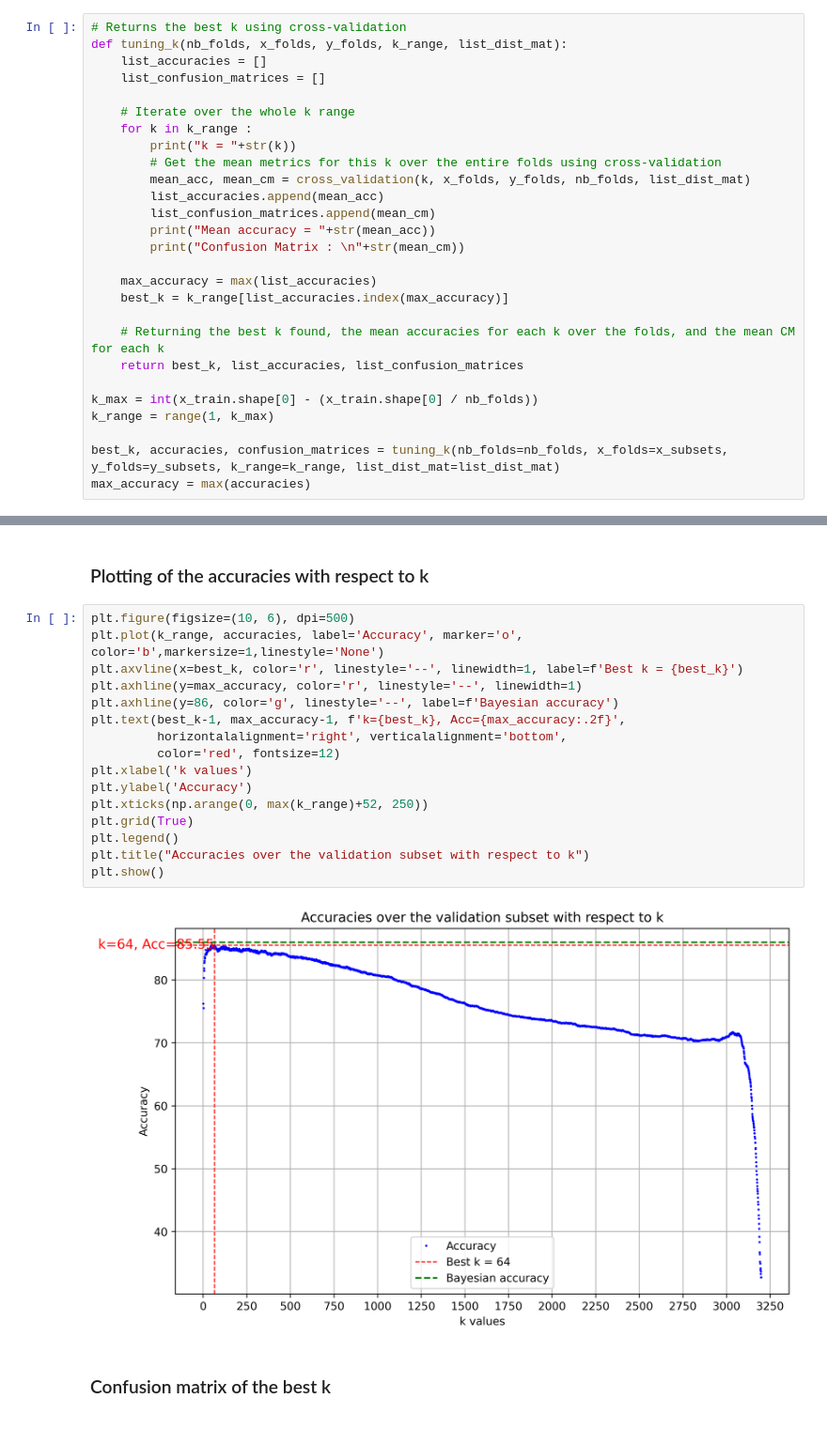
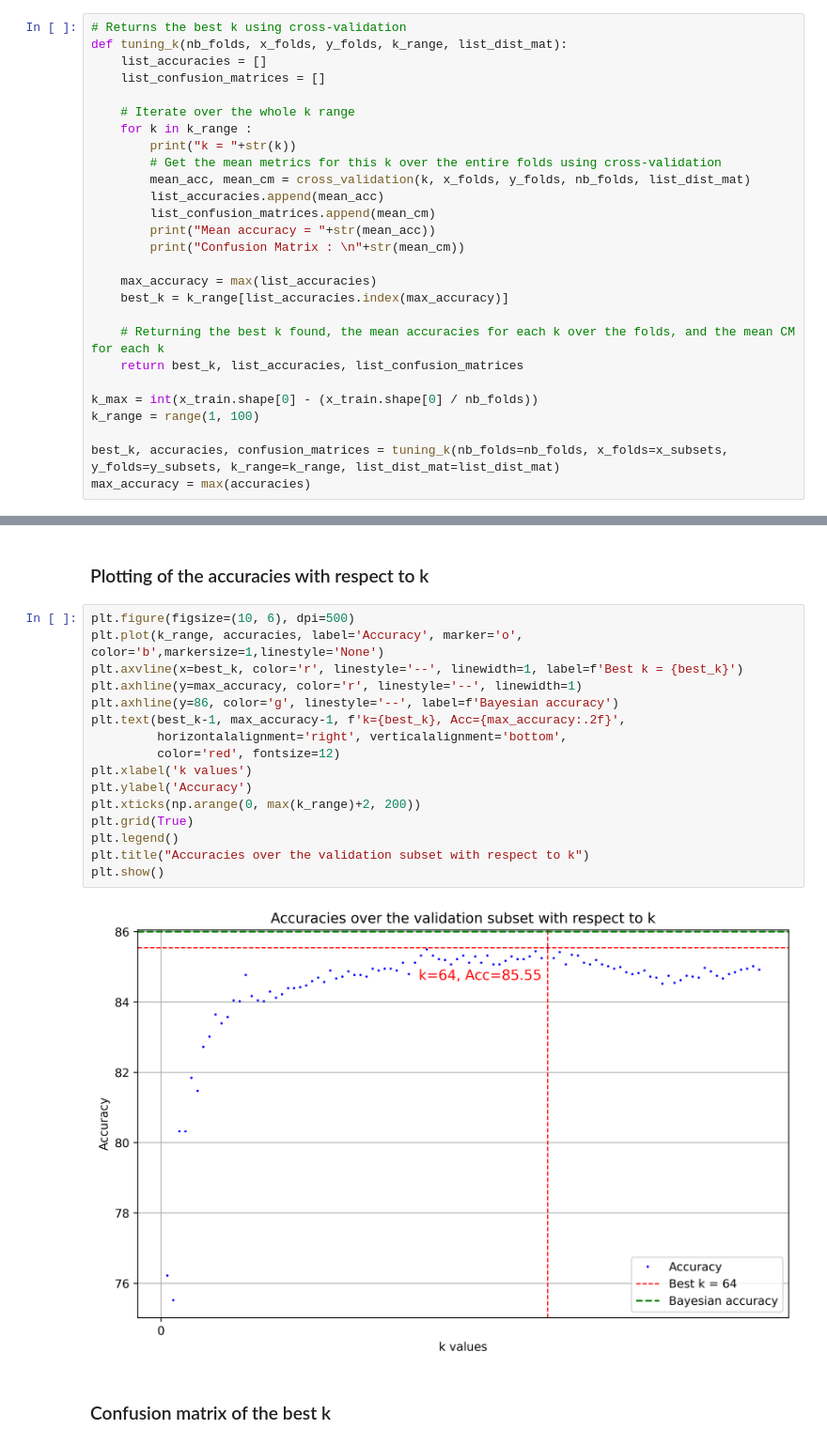
Before and after one commit to bapt-mat/Intro-to-Machine-Learning-Project, a Jupyter notebook: project.ipynb, the cells around one changed output, grey strips where cells are left out. Shown at 94% size. Saved outputs shown, nothing was run; the diff lists cells and outputs as text.

```diff
--- a/project.ipynb
+++ b/project.ipynb
@@ -267,7 +277,7 @@ def tuning_k(nb_folds, x_folds, y_folds, k_range, list_dist_mat):
     return best_k, list_accuracies, list_confusion_matrices
 
 k_max = int(x_train.shape[0] - (x_train.shape[0] / nb_folds))
-k_range = range(1, k_max)
+k_range = range(1, 100)
 
 best_k, accuracies, confusion_matrices = tuning_k(nb_folds=nb_folds, x_folds=x_subsets, y_folds=y_subsets, k_range=k_range, list_dist_mat=list_dist_mat)
 max_accuracy = max(accuracies)
@@ -294,21 +304,21 @@ Mean
 # %%
 plt.figure(figsize=(10, 6), dpi=500)
 plt.plot(k_range, accuracies, label='Accuracy', marker='o', color='b',markersize=1,linestyle='None')
 plt.axvline(x=best_k, color='r', linestyle='--', linewidth=1, label=f'Best k = {best_k}')
 plt.axhline(y=max_accuracy, color='r', linestyle='--', linewidth=1)
 plt.axhline(y=86, color='g', linestyle='--', label=f'Bayesian accuracy')
 plt.text(best_k-1, max_accuracy-1, f'k={best_k}, Acc={max_accuracy:.2f}',
          horizontalalignment='right', verticalalignment='bottom',
          color='red', fontsize=12)
 plt.xlabel('k values')
 plt.ylabel('Accuracy')
-plt.xticks(np.arange(0, max(k_range)+52, 250))
+plt.xticks(np.arange(0, max(k_range)+2, 200))
 plt.grid(True)
 plt.legend()
 plt.title("Accuracies over the validation subset with respect to k")
 plt.show()
 # %% [output]
-[figure, old version]
+[figure, new version]
 # %% [markdown]
 ### Confusion matrix of the best k
 # %%
```
Also changed, not shown: parts of 5 cells of this notebook.
